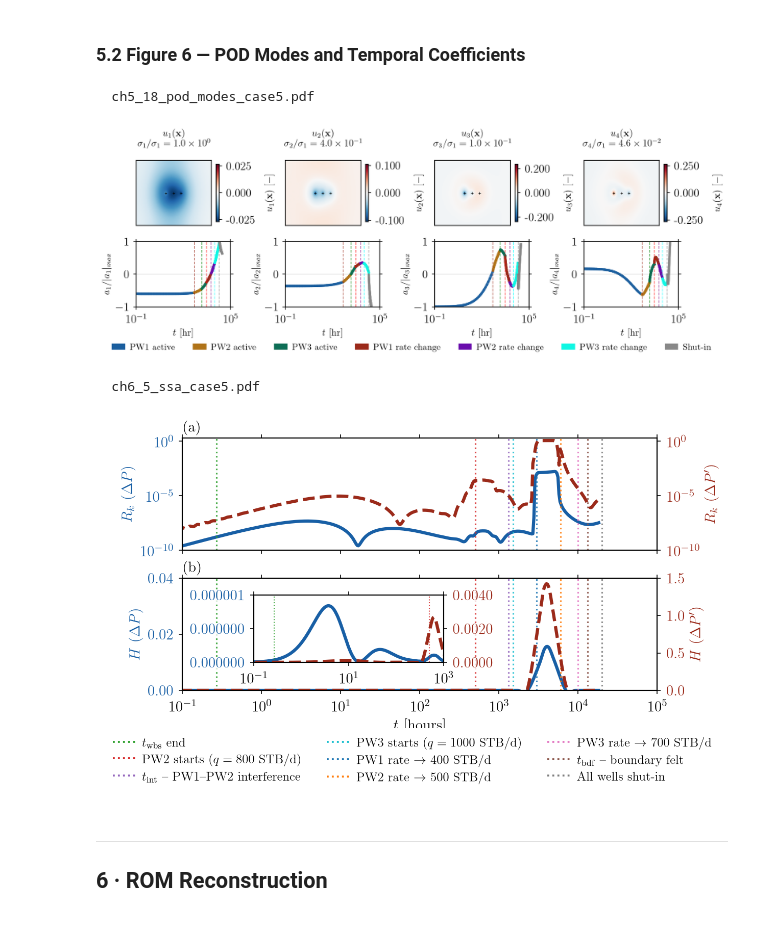
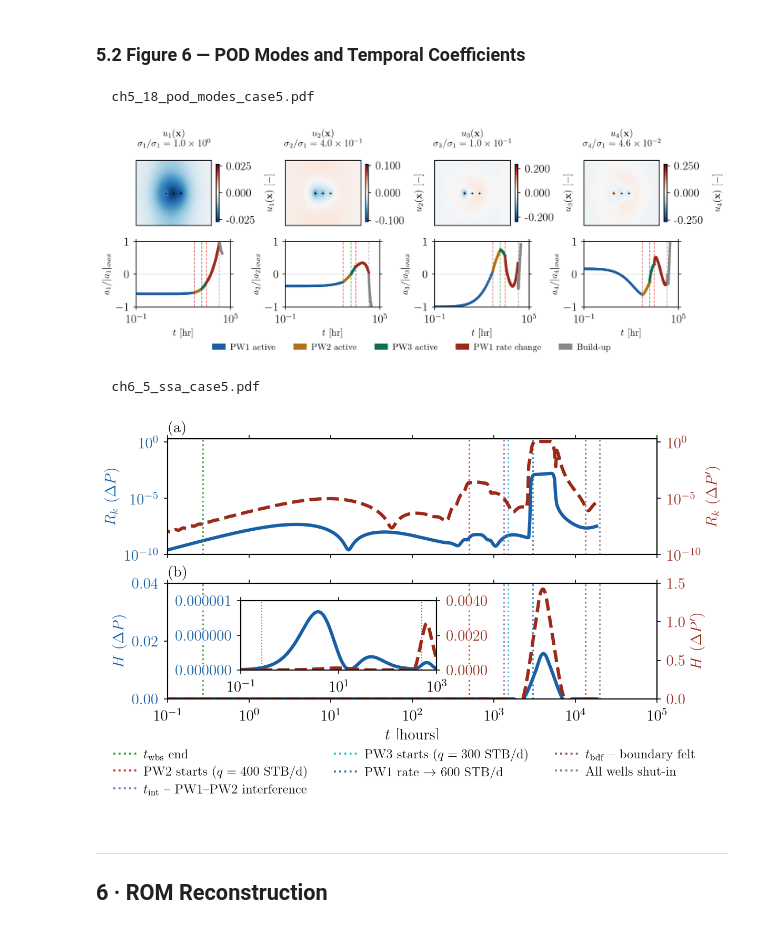
Before and after one commit to niloydebme/reservoir-opinf-rom, a Jupyter notebook: case_studies/notebooks/case5_multiwell.ipynb, the cells around one changed output. Saved outputs shown, nothing was run; the diff lists cells and outputs as text; code cells hidden in the pictures.

```diff
--- a/case_studies/notebooks/case5_multiwell.ipynb
+++ b/case_studies/notebooks/case5_multiwell.ipynb
@@ -613,30 +613,30 @@ fig, axes = plt.subplots(2,n_show,figsize=(11,4))
 
 mode_phys=['Global depletion\n(all active wells)',
            'W1 vs W3 asymmetry\n+ startup offset',
-           'W2 vs flanks\n+ rate changes',
+           'W2 vs flanks\n+ rate change',
            'Higher-order\ncorrection']
 
 # event times for temporal coefficient colouring
-all_events = sorted([t_W2s, t_W3s, t_W1c, t_W2c, t_W3c, t_shut])
-event_cols = ['#1a5e9e','#b07318','#0d6e56','#9b2a1a','#6a0dad',"#0FF7E3",'#888888']
+# NOTE: only PW1 undergoes a real rate change (t_W1c); PW2/PW3 rate-change
+# times (t_W2c, t_W3c) were never implemented in the simulated schedule
+# (confirmed against rate_STBd -- both hold constant after startup) and
+# are no longer used here.
+all_events = sorted([t_W2s, t_W3s, t_W1c, t_shut])
+event_cols = ['#1a5e9e','#b07318','#0d6e56','#9b2a1a','#888888']
 
 period_labels = [
     'PW1 active',
     'PW2 active',
     'PW3 active',
     'PW1 rate change',
-    'PW2 rate change',
-    'PW3 rate change',
-    'Shut-in']
+    'Build-up']
 
 def seg_col(tv):
     if tv < t_W2s:  return event_cols[0]
     elif tv < t_W3s: return event_cols[1]
     elif tv < t_W1c: return event_cols[2]
-    elif tv < t_W2c: return event_cols[3]
-    elif tv < t_W3c: return event_cols[4]
-    elif tv < t_shut: return event_cols[5]
-    else: return event_cols[6]
+    elif tv < t_shut: return event_cols[3]
+    else: return event_cols[4]
 
 for i in range(n_show):
     ax=axes[0,i]
@@ -660,7 +660,7 @@ for i in range(n_show):
         ax2.semilogx(t[j:j+2],ai_n[j:j+2],
                      color=seg_col(t[j]),lw=3,alpha=0.85)
     for tv,col_ in [(t_W2s,WC[1]),(t_W3s,'green'),(t_W1c,'red'),
-                     (t_W2c,'purple'),(t_W3c,'cyan'),(t_shut,'gray')]:
+                     (t_shut,'gray')]:
         ax2.axvline(tv,color=col_,lw=0.9,ls='--',alpha=0.6)
     ax2.axhline(0,color=GR,lw=0.6,alpha=0.4)
     ax2.set_xlabel('$t$ [hr]',fontsize=12)
@@ -668,7 +668,7 @@ for i in range(n_show):
     ax2.set_xlim([0.1,1e5]); ax2.set_ylim([-1,1])
 
 
-    legend_elements = [Patch(facecolor=event_cols[i], label=period_labels[i]) for i in range(7)]
+    legend_elements = [Patch(facecolor=event_cols[i], label=period_labels[i]) for i in range(5)]
 
 
 fig.legend(handles=legend_elements, loc='lower center', ncol=7,
@@ -680,7 +680,7 @@ sf('ch5_18_pod_modes_case5.pdf')
 plt.show()
 # %% [output]
   ch5_18_pod_modes_case5.pdf
-[figure, old version]
+[figure, new version]
 # %%
 GR = '#555555' if 'GR' not in dir() else GR   # fallback if run standalone
 
@@ -775,15 +775,15 @@ vr_dpr = np.isfinite(Rk_dpr)
 C_dp  = '#185FA5'   # blue  — ΔP
 C_dpr = '#9b2a1a'   # red   — ΔP'
 
-# Incorporate the Case 5 variable-rate events
+# Case 5 events. Only PW1 undergoes a real rate change; PW2 and PW3
+# hold constant rate from startup to shut-in (confirmed against
+# rate_STBd), so no PW2/PW3 rate-change markers are drawn.
 ref_events = [
     (t_wbs,  '#2ca02c', r'$t_{\mathrm{wbs}}$ end'),
-    (t_W2s,  '#d62728', r'PW2 starts ($q = 800$ STB/d)'),
+    (t_W2s,  '#d62728', r'PW2 starts ($q = 400$ STB/d)'),
     (t_int,  '#9467bd', r'$t_{\mathrm{int}}$ -- PW1--PW2 interference'),
-    (t_W3s,  '#17becf', r'PW3 starts ($q = 1000$ STB/d)'),
-    (t_W1c,  '#1f77b4', r'PW1 rate $\rightarrow$ 400 STB/d'),
-    (t_W2c,  '#ff7f0e', r'PW2 rate $\rightarrow$ 500 STB/d'),
-    (t_W3c,  '#e377c2', r'PW3 rate $\rightarrow$ 700 STB/d'),
+    (t_W3s,  '#17becf', r'PW3 starts ($q = 300$ STB/d)'),
+    (t_W1c,  '#1f77b4', r'PW1 rate $\rightarrow$ 600 STB/d'),
     (t_pss,  '#8c564b', r'$t_{\mathrm{bdf}}$ -- boundary felt'),
     (t_shut, '#7f7f7f', r'All wells shut-in'),
 ]
@@ -881,34 +881,34 @@ ax1.set_xlim([0.1, 1e5])
 
 # ─────────────────────────────────────────────────────────────────────────────
 # SECTION 8 · LEGEND BOX — dotted coloured lines only, no patches
 # ─────────────────────────────────────────────────────────────────────────────
 event_handles = [
     Line2D([0], [0], color=col, lw=1.8, ls=':', label=lbl)
     for _, col, lbl in ref_events
 ]
 
 fig.legend(
     handles        = event_handles,
     loc            = 'lower center',
     ncol           = 3,
     fontsize       = 12.0,
     framealpha     = 1.0,
     edgecolor      = 'none',
     fancybox       = False,
     bbox_to_anchor = (0.5, 0.02),
     title_fontsize = 8.5,
     handlelength   = 1.8,
     handleheight   = 0.9,
     borderpad      = 0.7,
     labelspacing   = 0.35,
 )
 
 plt.tight_layout(rect=[0, 0.3, 0.5, 0.5])
 sf('ch6_5_ssa_case5.pdf')
 plt.show()
 # %% [output]
   ch6_5_ssa_case5.pdf
-[figure, old version]
+[figure, new version]
 # %% [markdown]
 ---
 ## 6 · ROM Reconstruction
```
Also changed, not shown: parts of 2 cells of this notebook, 8 other files.
